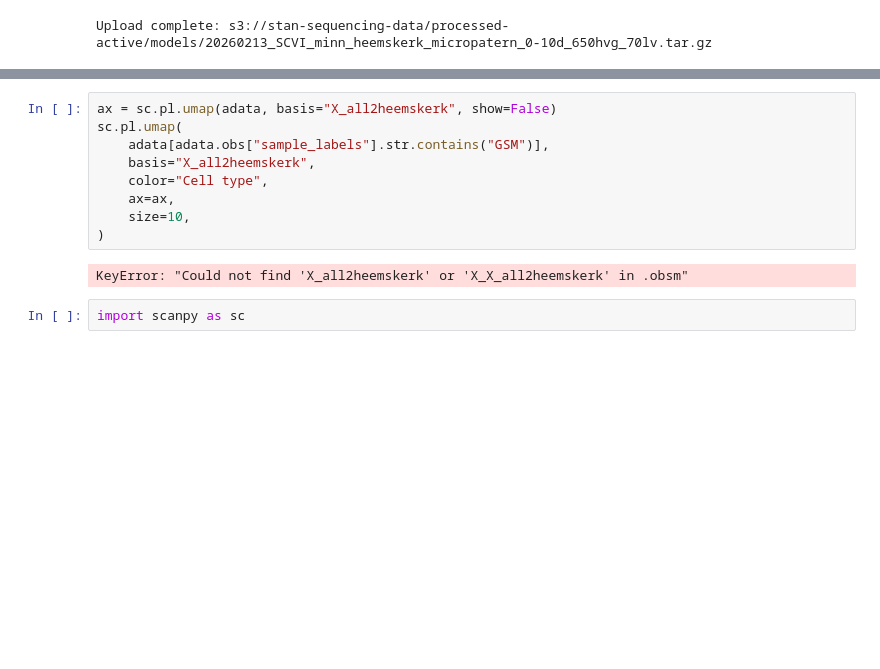
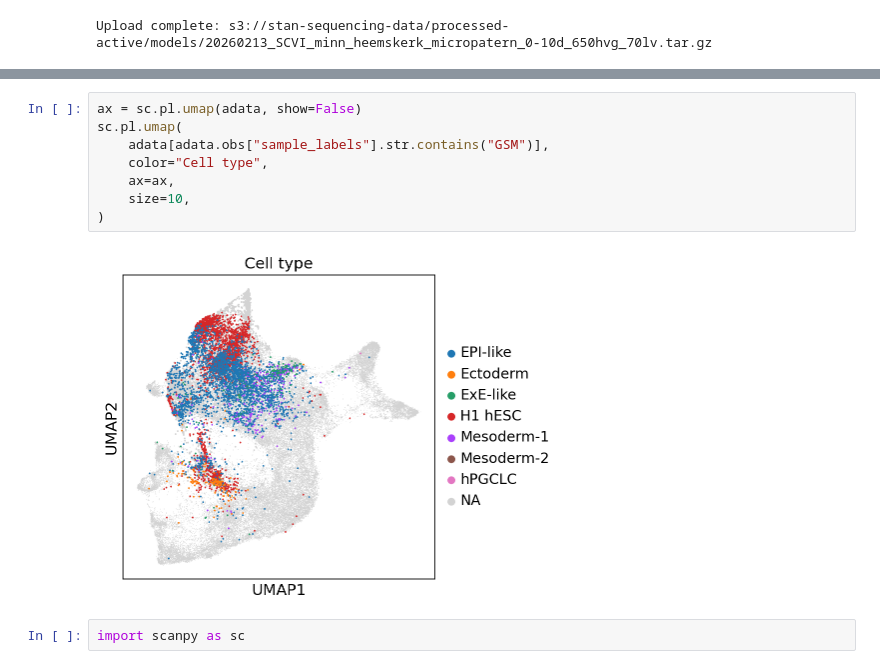
Before and after one commit to stanfish06/micropattern, a Jupyter notebook: notebooks/eda.ipynb, the cells around one changed output, grey strips where cells are left out. Saved outputs shown, nothing was run; the diff lists cells and outputs as text; blank space fills up the shorter version.

```diff
--- a/notebooks/eda.ipynb
+++ b/notebooks/eda.ipynb
@@ -370,14 +407,13 @@ sc.pl.umap(adata, color=["leiden_sub_sub2", "Cell type"])
 # %%
-ax = sc.pl.umap(adata, basis="X_all2heemskerk", show=False)
+ax = sc.pl.umap(adata, show=False)
 sc.pl.umap(
     adata[adata.obs["sample_labels"].str.contains("GSM")],
-    basis="X_all2heemskerk",
     color="Cell type",
     ax=ax,
     size=10,
 )
 # %% [output]
-KeyError: "Could not find 'X_all2heemskerk' or 'X_X_all2heemskerk' in .obsm"
+[figure, added]
 # %%
 import scanpy as sc
 # %%
```
Also changed, not shown: parts of 9 cells of this notebook, 3 other files.
